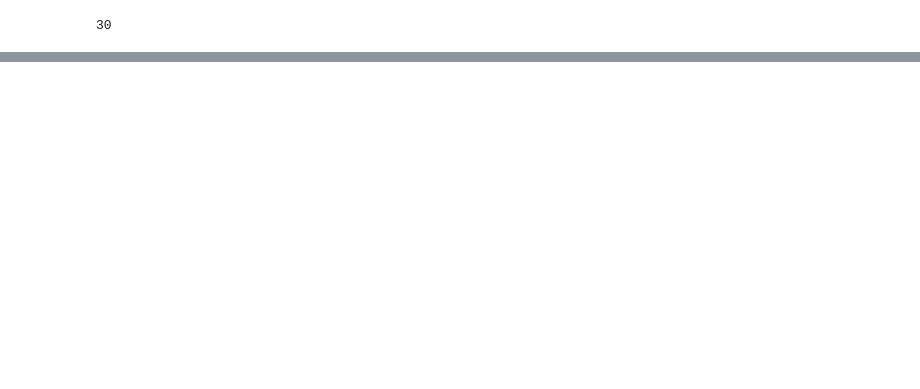
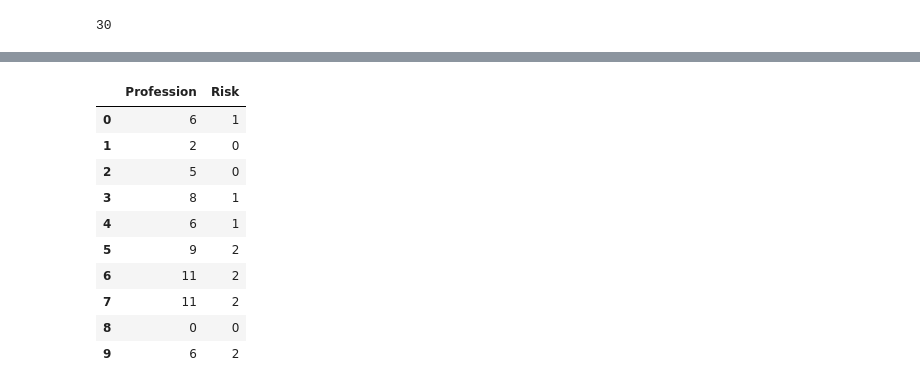
Before and after one commit to berkayersoy/IronLabs, a Jupyter notebook: module_1/lab33/lab33.ipynb, the cells around one changed output, grey strips where cells are left out. Cells and saved outputs as stored; diff of their text form; code cells hidden in the pictures; blank space fills up the shorter version.

```diff
--- a/module_1/lab33/lab33.ipynb
+++ b/module_1/lab33/lab33.ipynb
@@ -46,0 +124,26 @@ len(df)
+# %%
+# Categorical boolean mask
+categorical_feature_mask = df.dtypes==object
+# Filtering categorical columns by using mask
+categorical_cols = df.columns[categorical_feature_mask].tolist()
+# %%
+# Importing LabelEncoder
+from sklearn.preprocessing import LabelEncoder
+# Instance of the labelencoder.
+le = LabelEncoder()
+# %%
+# apply le on categorical feature columns
+df[categorical_cols] = df[categorical_cols].apply(lambda col: le.fit_transform(col))
+df[categorical_cols].head(10)
+# %% [output]
+|  | Profession | Risk |
+| 0 | 6 | 1 |
+| 1 | 2 | 0 |
+| 2 | 5 | 0 |
+| 3 | 8 | 1 |
+| 4 | 6 | 1 |
+| 5 | 9 | 2 |
+| 6 | 11 | 2 |
+| 7 | 11 | 2 |
+| 8 | 0 | 0 |
+| 9 | 6 | 2 |
```
Also changed, not shown: parts of 11 cells of this notebook.
